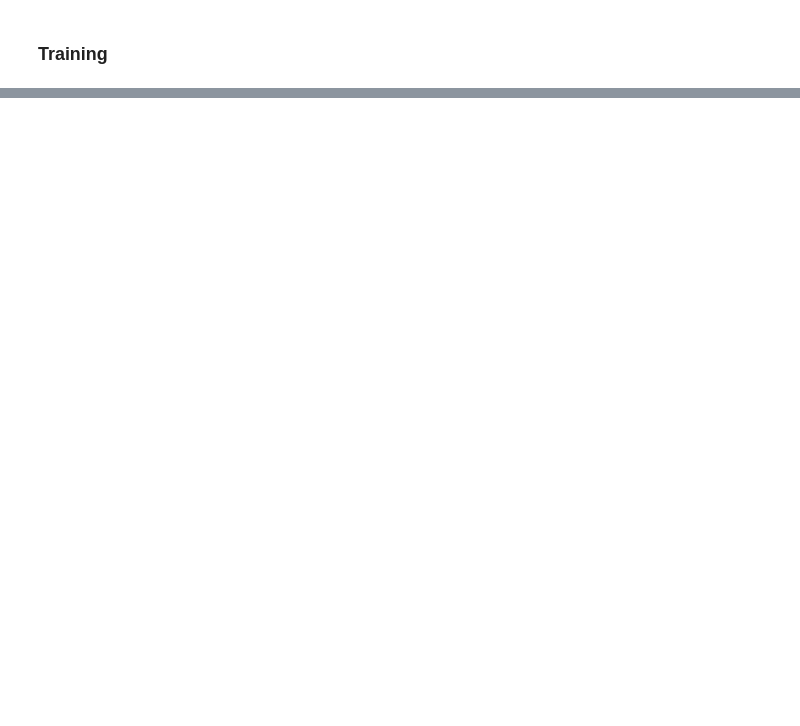
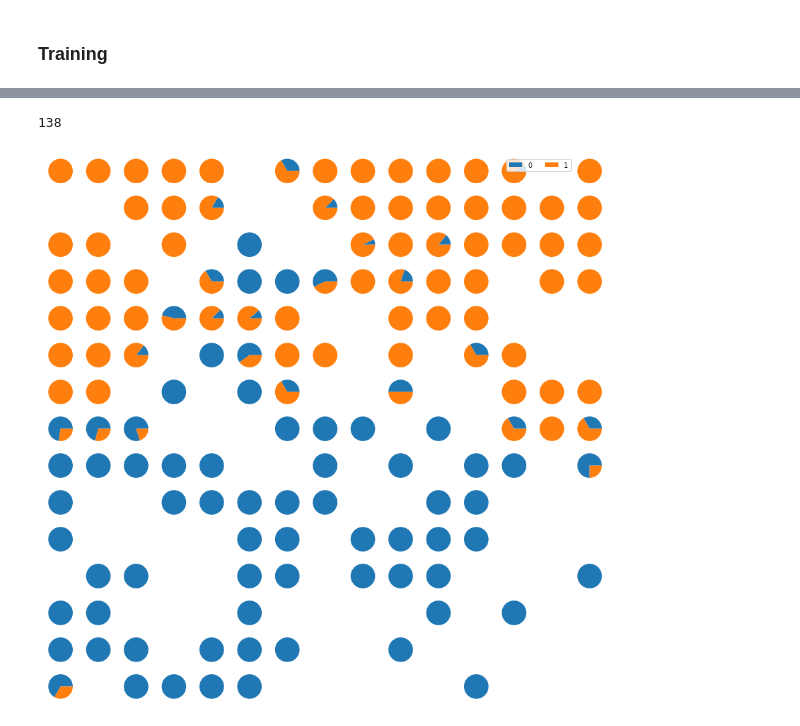
Before and after one commit to Bhoomikapanwar/Neural-Networks, a Jupyter notebook: src/som.ipynb, the cells around one changed output, grey strips where cells are left out. Drawn from its saved outputs; the diff is of its cells as text; code cells hidden in the pictures; blank space fills up the shorter version.

```diff
--- a/src/som.ipynb
+++ b/src/som.ipynb
@@ -89,0 +103,19 @@ plt.show() # show the figure
+# %%
+from matplotlib.gridspec import GridSpec
+label = target
+labels_map = som.labels_map(data, label)
+label_names = np.unique(label)
+
+plt.figure(figsize=(15, 15))
+the_grid = GridSpec(15, 15)
+print(len(labels_map.keys()))
+for position in labels_map.keys():
+    label_fracs = [labels_map[position][l] for l in label_names]
+    plt.subplot(the_grid[14-position[1], position[0]], aspect=1)
+    patches, texts = plt.pie(label_fracs)
+plt.legend(patches, label_names, bbox_to_anchor=(0, 1), ncol=2)
+plt.savefig('cancer_cluster.png')
+plt.show()
+# %% [output]
+138
+[figure, added]
```
Also changed, not shown: parts of 9 cells of this notebook.
